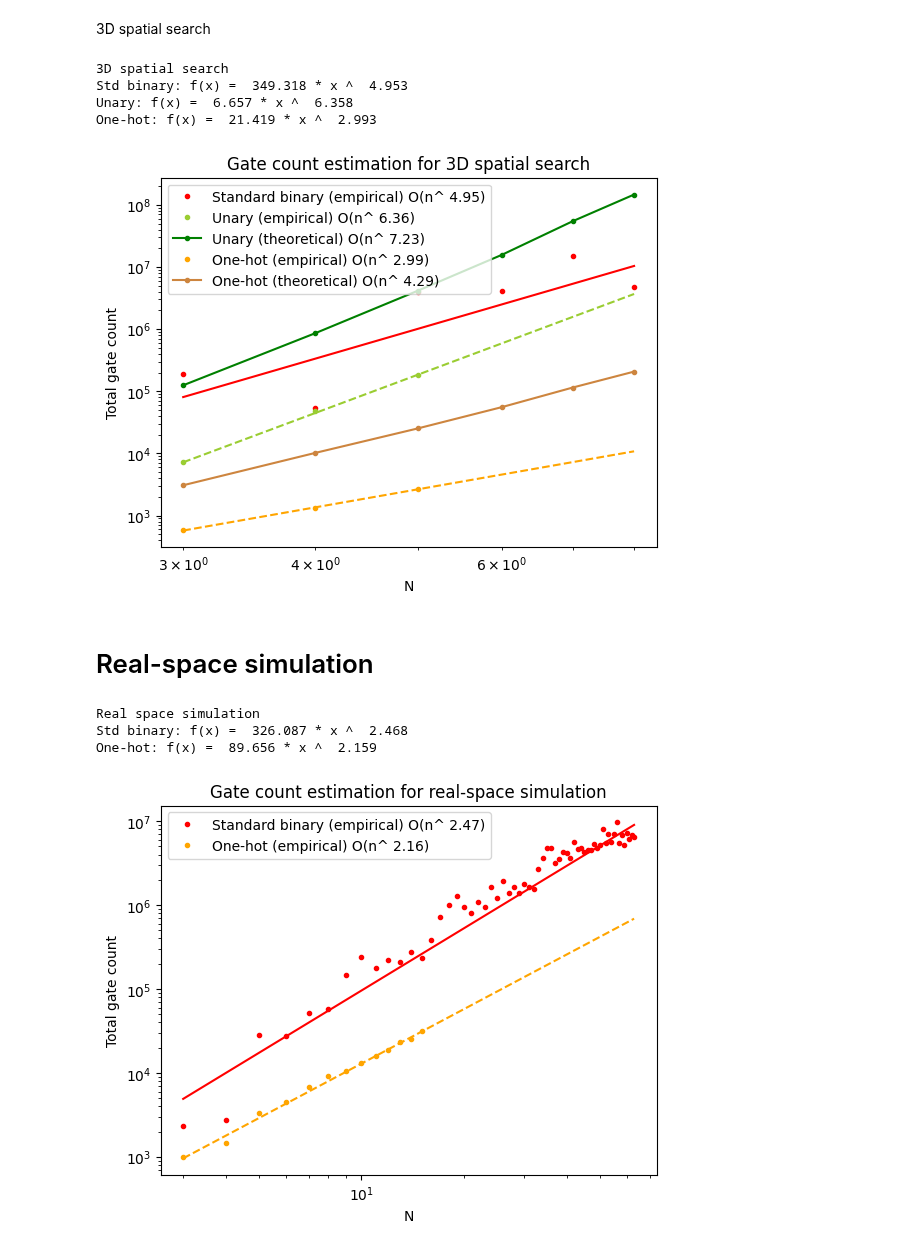
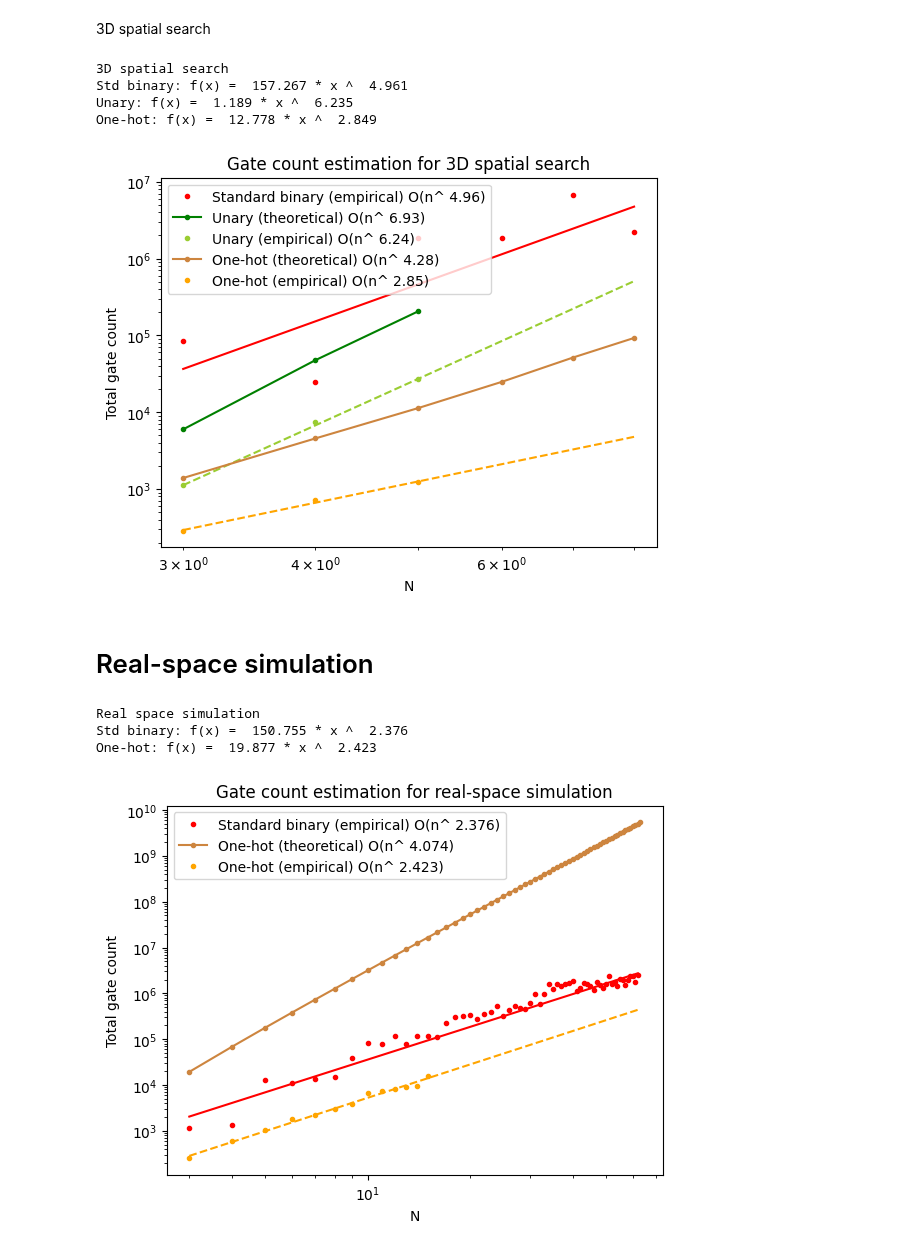
Before and after one commit to jiaqileng/hamiltonian-embedding, a Jupyter notebook: resource_estimation_plots.ipynb, the cells around one changed output. Saved outputs shown, nothing was run; the diff lists cells and outputs as text; code cells hidden in the pictures.

Commit message:
update plots

```diff
--- a/resource_estimation_plots.ipynb
+++ b/resource_estimation_plots.ipynb
@@ -101,7 +102,7 @@ dimension = 2
 # %%
 trotter_method = "second_order"
 
-resource_estimation_binary = np.load(join(CURR_DIR, f"std_binary_{trotter_method}.npz"))
+resource_estimation_binary = np.load(join(CURR_DIR, f"std_binary_{trotter_method}_pad_zeros.npz"))
 N_vals_binary = resource_estimation_binary['N_vals_binary']
 binary_trotter_steps = resource_estimation_binary['binary_trotter_steps']
 binary_one_qubit_gate_count_per_trotter_step = resource_estimation_binary['binary_one_qubit_gate_count_per_trotter_step']
@@ -222,7 +223,7 @@ dimension = 3
 # %%
 trotter_method = "second_order"
 
-resource_estimation_binary = np.load(join(CURR_DIR, f"std_binary_{trotter_method}.npz"))
+resource_estimation_binary = np.load(join(CURR_DIR, f"std_binary_{trotter_method}_pad_zeros.npz"))
 N_vals_binary = resource_estimation_binary['N_vals_binary']
 binary_trotter_steps = resource_estimation_binary['binary_trotter_steps']
 binary_one_qubit_gate_count_per_trotter_step = resource_estimation_binary['binary_one_qubit_gate_count_per_trotter_step']
@@ -308,13 +309,13 @@ alpha_one_hot_bound = np.polyfit(np.log(N_vals_one_hot_bound), np.log(y_data_one
 plt.plot(N_vals_binary, y_data_binary, 'o', color="red", label=f"Standard binary (empirical) O(n^{alpha_binary : 0.2f})", markersize=3)
 plt.plot(N_vals_binary, y_data_binary_fit, '-', color="red")
 
+plt.plot(N_vals_unary_bound, y_data_unary_bound, '-o', color="green", label=f"Unary (theoretical) O(n^{alpha_unary_bound : 0.2f})", markersize=3)
 plt.plot(N_vals_unary, y_data_unary, 'o', color="yellowgreen", label=f"Unary (empirical) O(n^{alpha_unary : 0.2f})", markersize=3)
 plt.plot(N_vals_unary_fit, y_data_unary_fit, '--', color='yellowgreen')
-plt.plot(N_vals_unary_bound, y_data_unary_bound, '-o', color="green", label=f"Unary (theoretical) O(n^{alpha_unary_bound : 0.2f})", markersize=3)
 
+plt.plot(N_vals_one_hot_bound, y_data_one_hot_bound, '-o', color="peru", label=f"One-hot (theoretical) O(n^{alpha_one_hot_bound : 0.2f})", markersize=3)
 plt.plot(N_vals_one_hot, y_data_one_hot, 'o', color="orange", label=f"One-hot (empirical) O(n^{alpha_one_hot : 0.2f})", markersize=3)
 plt.plot(N_vals_one_hot_fit, y_data_one_hot_fit, '--', color='orange')
-plt.plot(N_vals_one_hot_bound, y_data_one_hot_bound, '-o', color="peru", label=f"One-hot (theoretical) O(n^{alpha_one_hot_bound : 0.2f})", markersize=3)
 plt.xscale("log")
 plt.yscale("log")
 plt.legend()
@@ -324,10 +325,10 @@ plt.title("Gate count estimation for 3D spatial search")
 plt.show()
 # %% [output]
 3D spatial search
-Std binary: f(x) =  349.318 * x ^  4.953
-Unary: f(x) =  6.657 * x ^  6.358
-One-hot: f(x) =  21.419 * x ^  2.993
+Std binary: f(x) =  157.267 * x ^  4.961
+Unary: f(x) =  1.189 * x ^  6.235
+One-hot: f(x) =  12.778 * x ^  2.849
-[figure, old version]
+[figure, new version]
 # %% [markdown]
 # Real-space simulation
 # %%
@@ -341,7 +342,7 @@ check_and_make_dir(CURR_DIR)
 # %%
 trotter_method = "randomized_first_order"
 
-resource_estimation_binary = np.load(join(CURR_DIR, f"std_binary_{trotter_method}.npz"))
+resource_estimation_binary = np.load(join(CURR_DIR, f"std_binary_{trotter_method}_pad_zeros.npz"))
 N_vals_binary = resource_estimation_binary['N_vals_binary']
 binary_trotter_steps = resource_estimation_binary['binary_trotter_steps']
 binary_one_qubit_gate_count_per_trotter_step = resource_estimation_binary['binary_one_qubit_gate_count_per_trotter_step']
@@ -377,36 +378,36 @@ def func(x, c):
 
 c = curve_fit(func, N_vals_binary, y_data_binary)[0][0]
 print(f"Std binary: f(x) = {c: 0.3f} * x ^ {alpha_binary : 0.3f}")
 y_data_binary_fit = func(N_vals_binary, c)
 
 alpha_one_hot = np.polyfit(np.log(N_vals_one_hot), np.log(y_data_one_hot), deg=1)[0]
 
 def func(x, c):
     return c * x ** alpha_one_hot
 
 c = curve_fit(func, N_vals_one_hot, y_data_one_hot)[0][0]
 print(f"One-hot: f(x) = {c: 0.3f} * x ^ {alpha_one_hot : 0.3f}")
 
 N_vals_one_hot_fit = np.arange(N_vals_one_hot[0], N_vals_binary[-1]+1)
 y_data_one_hot_fit = func(N_vals_one_hot_fit, c)
 
 alpha_one_hot_bound = np.polyfit(np.log(N_vals_one_hot_bound), np.log(y_data_one_hot_bound), deg=1)[0]
 
-plt.plot(N_vals_binary, y_data_binary, 'o', color="red", label=f"Standard binary (empirical) O(n^{alpha_binary : 0.2f})", markersize=3)
+plt.plot(N_vals_binary, y_data_binary, 'o', color="red", label=f"Standard binary (empirical) O(n^{alpha_binary : 0.3f})", markersize=3)
 plt.plot(N_vals_binary, y_data_binary_fit, '-', color="red")
-plt.plot(N_vals_one_hot, y_data_one_hot, 'o', color="orange", label=f"One-hot (empirical) O(n^{alpha_one_hot : 0.2f})", markersize=3)
+plt.plot(N_vals_one_hot_bound, y_data_one_hot_bound, '-o', color="peru", label=f"One-hot (theoretical) O(n^{alpha_one_hot_bound : 0.3f})", markersize=3)
+plt.plot(N_vals_one_hot, y_data_one_hot, 'o', color="orange", label=f"One-hot (empirical) O(n^{alpha_one_hot : 0.3f})", markersize=3)
 plt.plot(N_vals_one_hot_fit, y_data_one_hot_fit, '--', color='orange')
-# plt.plot(N_vals_one_hot_bound, y_data_one_hot_bound, '-o', color="peru", label=f"One-hot (theoretical) O(n^{alpha_one_hot_bound : 0.2f})", markersize=3)
 
 plt.xscale('log')
 plt.yscale('log')
 plt.legend()
 plt.ylabel("Total gate count")
 plt.xlabel("N")
 plt.title("Gate count estimation for real-space simulation")
 plt.show()
 # %% [output]
 Real space simulation
-Std binary: f(x) =  326.087 * x ^  2.468
-One-hot: f(x) =  89.656 * x ^  2.159
+Std binary: f(x) =  150.755 * x ^  2.376
+One-hot: f(x) =  19.877 * x ^  2.423
-[figure, old version]
+[figure, new version]
```
Also changed, not shown: parts of 2 cells of this notebook, 4 other files.
